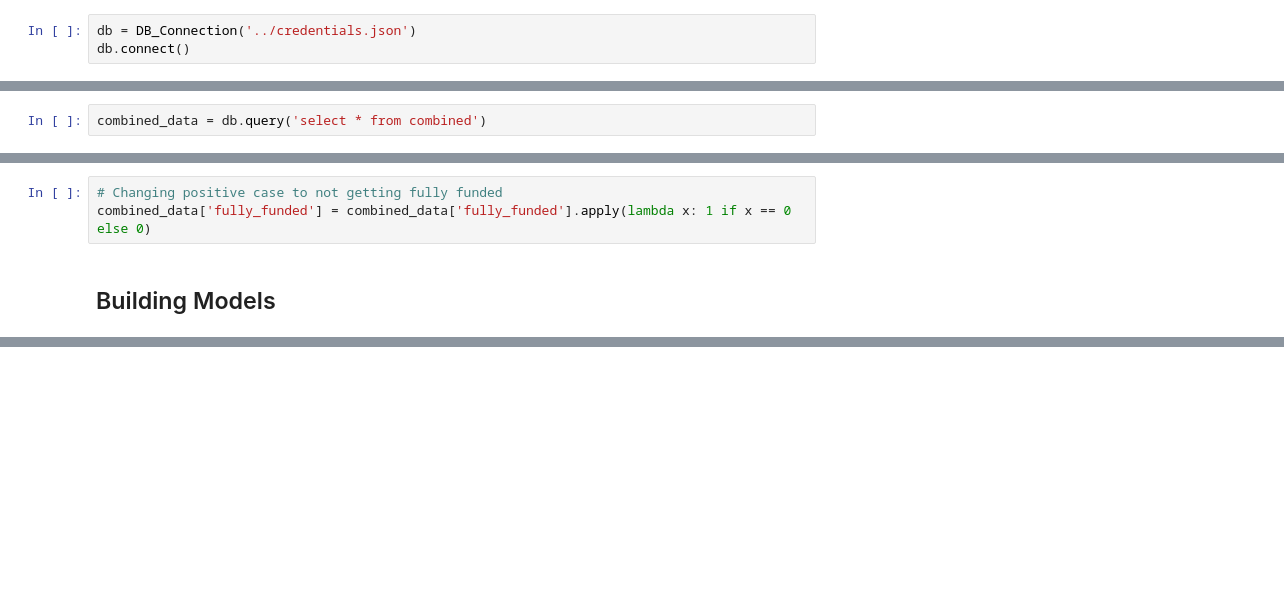
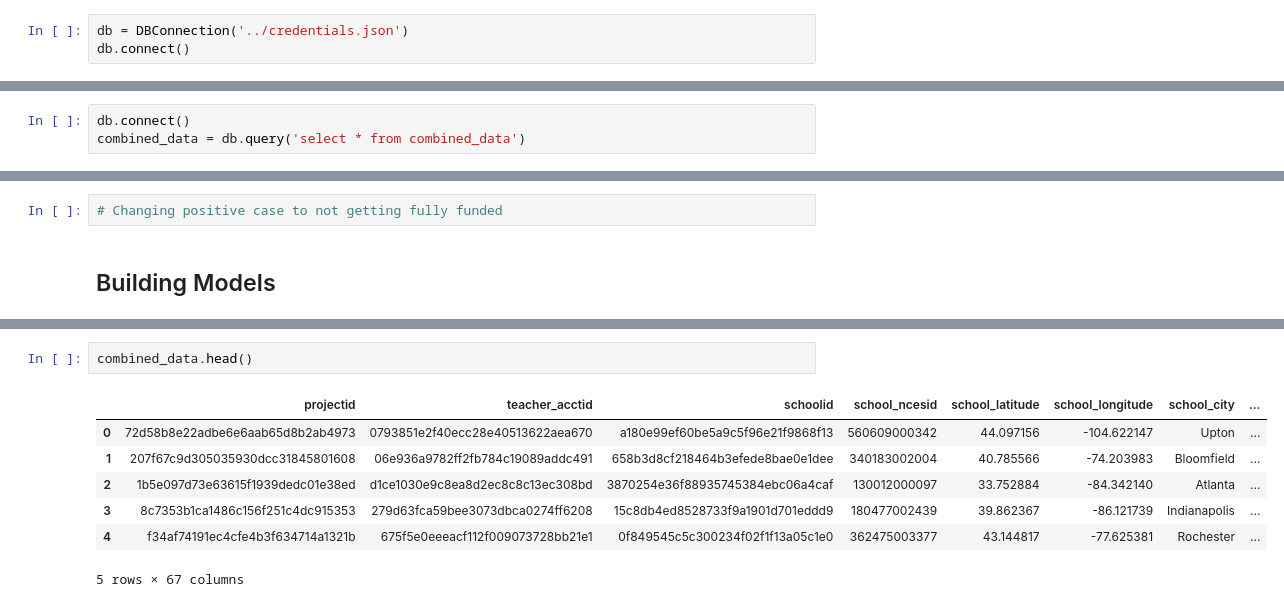
Before and after one commit to vidal-anguiano/Machine-Learning-for-Public-Policy, a Jupyter notebook: Assignment 3/notebooks/Assignment 3.ipynb, the cells around one changed output, grey strips where cells are left out. Saved outputs shown, nothing was run; the diff lists cells and outputs as text; blank space fills up the shorter version.

```diff
--- a/Assignment 3/notebooks/Assignment 3.ipynb
+++ b/Assignment 3/notebooks/Assignment 3.ipynb
@@ -11,5 +11,5 @@ from vatools.src import ml
 # %%
-db = DB_Connection('../credentials.json')
+db = DBConnection('../credentials.json')
 db.connect()
 # %% [markdown]
 ## Exploring the Data
@@ -228,5 +160,6 @@ db.create_table_from_df(outcomes,'outcomes_cleaned')
 # %%
-combined_data = db.query('select * from combined')
+db.connect()
+combined_data = db.query('select * from combined_data')
 # %%
 features = [
 'school_charter',
@@ -276,7 +213,6 @@ outcome = 'fully_funded'
 date_col = 'date_posted'
 # %%
 # Changing positive case to not getting fully funded
-combined_data['fully_funded'] = combined_data['fully_funded'].apply(lambda x: 1 if x == 0 else 0)
 # %% [markdown]
 ## Building Models
 # %%
@@ -351,0 +345,10 @@ Method: logit | Parameters: {'C': 1, 'penalty': 'l2'} | Pred_Threshold: 0.8
+# %%
+combined_data.head()
+# %% [output]
+|  | projectid | teacher_acctid | schoolid | school_ncesid | school_latitude | school_longitude | school_city | ... |
+| 0 | 72d58b8e22adbe6e6aab65d8b2ab4973 | 0793851e2f40ecc28e40513622aea670 | a180e99ef60be5a9c5f96e21f9868f13 | 560609000342 | 44.097156 | -104.622147 | Upton | ... |
+| 1 | 207f67c9d305035930dcc31845801608 | 06e936a9782ff2fb784c19089addc491 | 658b3d8cf218464b3efede8bae0e1dee | 340183002004 | 40.785566 | -74.203983 | Bloomfield | ... |
+| 2 | 1b5e097d73e63615f1939dedc01e38ed | d1ce1030e9c8ea8d2ec8c8c13ec308bd | 3870254e36f88935745384ebc06a4caf | 130012000097 | 33.752884 | -84.342140 | Atlanta | ... |
+| 3 | 8c7353b1ca1486c156f251c4dc915353 | 279d63fca59bee3073dbca0274ff6208 | 15c8db4ed8528733f9a1901d701eddd9 | 180477002439 | 39.862367 | -86.121739 | Indianapolis | ... |
+| 4 | f34af74191ec4cfe4b3f634714a1321b | 675f5e0eeeacf112f009073728bb21e1 | 0f849545c5c300234f02f1f13a05c1e0 | 362475003377 | 43.144817 | -77.625381 | Rochester | ... |
+5 rows × 67 columns
```
Also changed, not shown: parts of 15 cells of this notebook.
